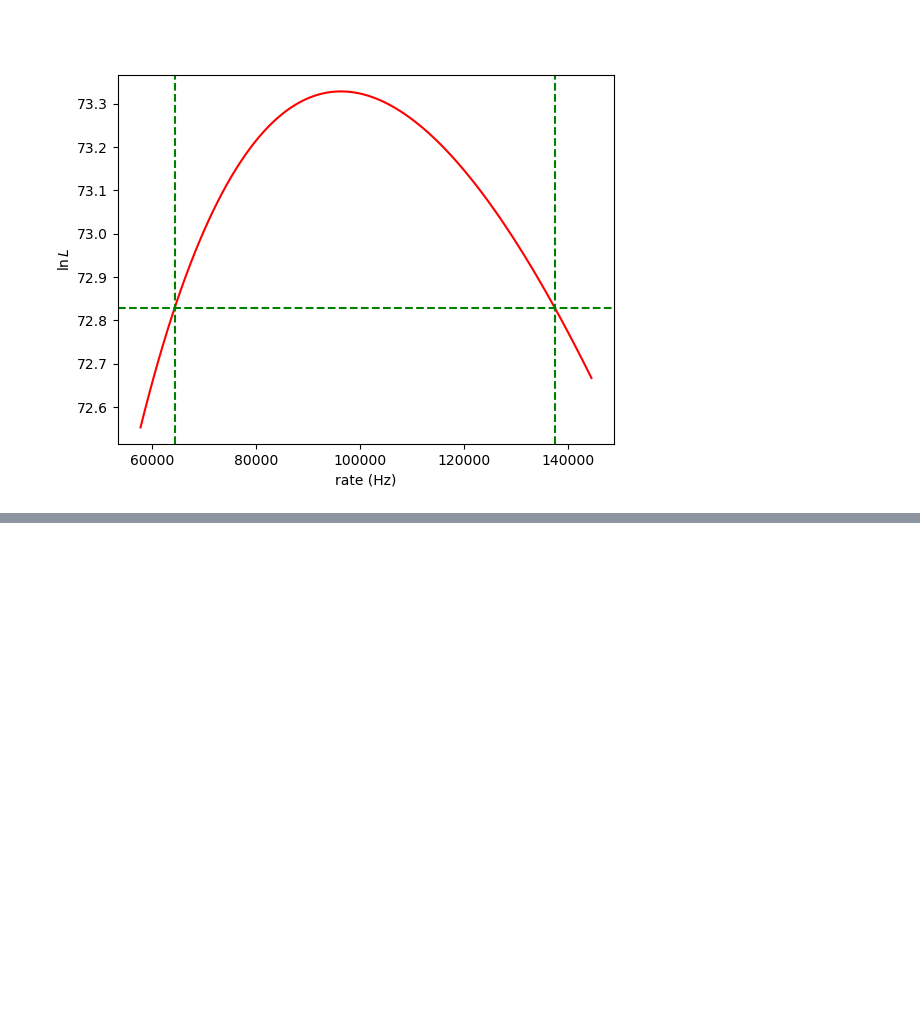
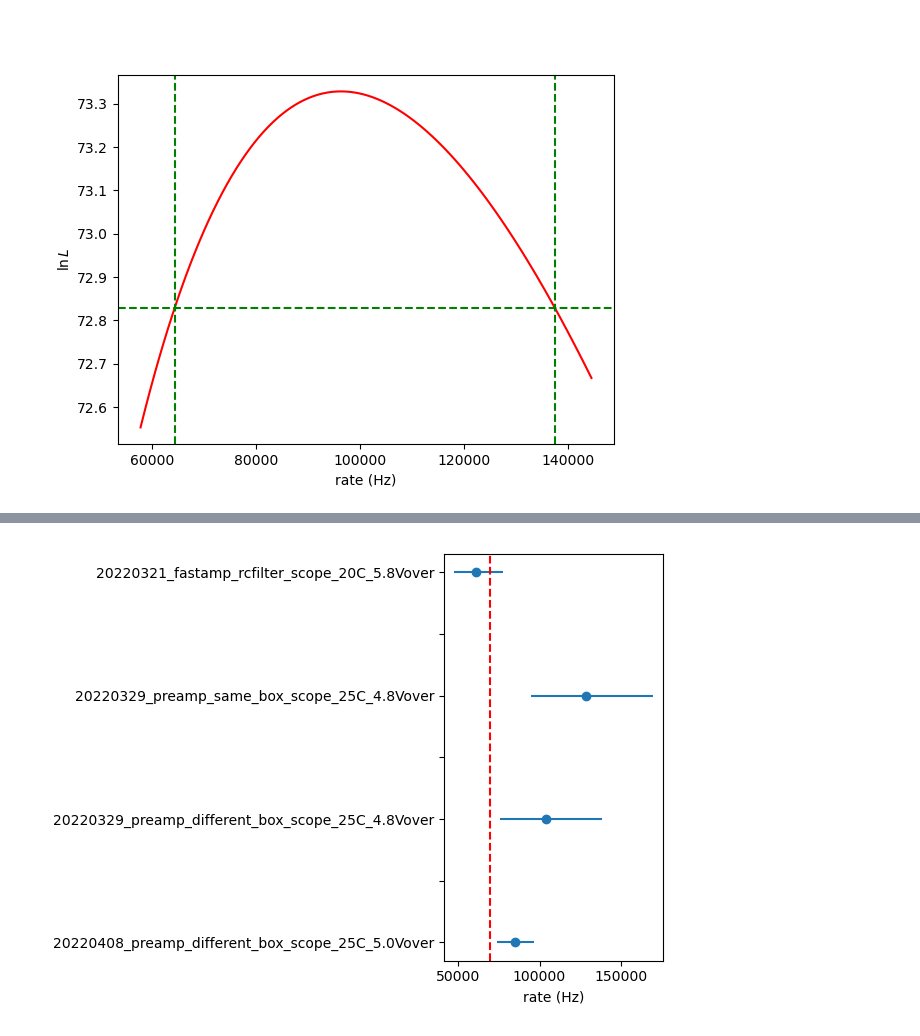
Before and after one commit to kaikai581/t2k-mppc-daq, a Jupyter notebook: FEBDAQMULTx2/data_analysis/14_scope_waveforms/tektronix_mso5204/20220321_calculate_rate.ipynb, the cells around one changed output, grey strips where cells are left out. Cells and saved outputs as stored; diff of their text form; code cells hidden in the pictures; blank space fills up the shorter version.

```diff
--- a/FEBDAQMULTx2/data_analysis/14_scope_waveforms/tektronix_mso5204/20220321_calculate_rate.ipynb
+++ b/FEBDAQMULTx2/data_analysis/14_scope_waveforms/tektronix_mso5204/20220321_calculate_rate.ipynb
@@ -173,0 +182,9 @@ rate_0408.interval_estimation()
+# %%
+df_all = pd.DataFrame(columns=['name', 'r_lb', 'r_best', 'r_ub'])
+
+df_all.loc[len(df_all)] = [rate_0408.name] + list(rate_0408.interval_estimation())
+df_all.loc[len(df_all)] = [rate_0329_diff.name] + list(rate_0329_diff.interval_estimation())
+df_all.loc[len(df_all)] = [rate_0329_same.name] + list(rate_0329_same.interval_estimation())
+df_all.loc[len(df_all)] = [rate_0321.name] + list(rate_0321.interval_estimation())
+
+df_all.head()
@@ -173,0 +197,14 @@ rate_0408.interval_estimation()
+# %%
+fig, ax = plt.subplots()
+ax.errorbar(df_all.r_best, df_all.index, xerr=[df_all.r_best-df_all.r_lb, df_all.r_ub-df_all.r_best], fmt='o')
+ax.axvline(x=70000, color = 'r', linestyle = '--')
+ax.set_xlabel('rate (Hz)')
+labels = [item.get_text() for item in ax.get_yticklabels()]
+labels[1] = rate_0408.name
+labels[3] = rate_0329_diff.name
+labels[5] = rate_0329_same.name
+labels[7] = rate_0321.name
+ax.set_yticklabels(labels)
+fig.tight_layout()
+# %% [output]
+[figure, added]
```
Also changed, not shown: parts of 5 cells of this notebook.
